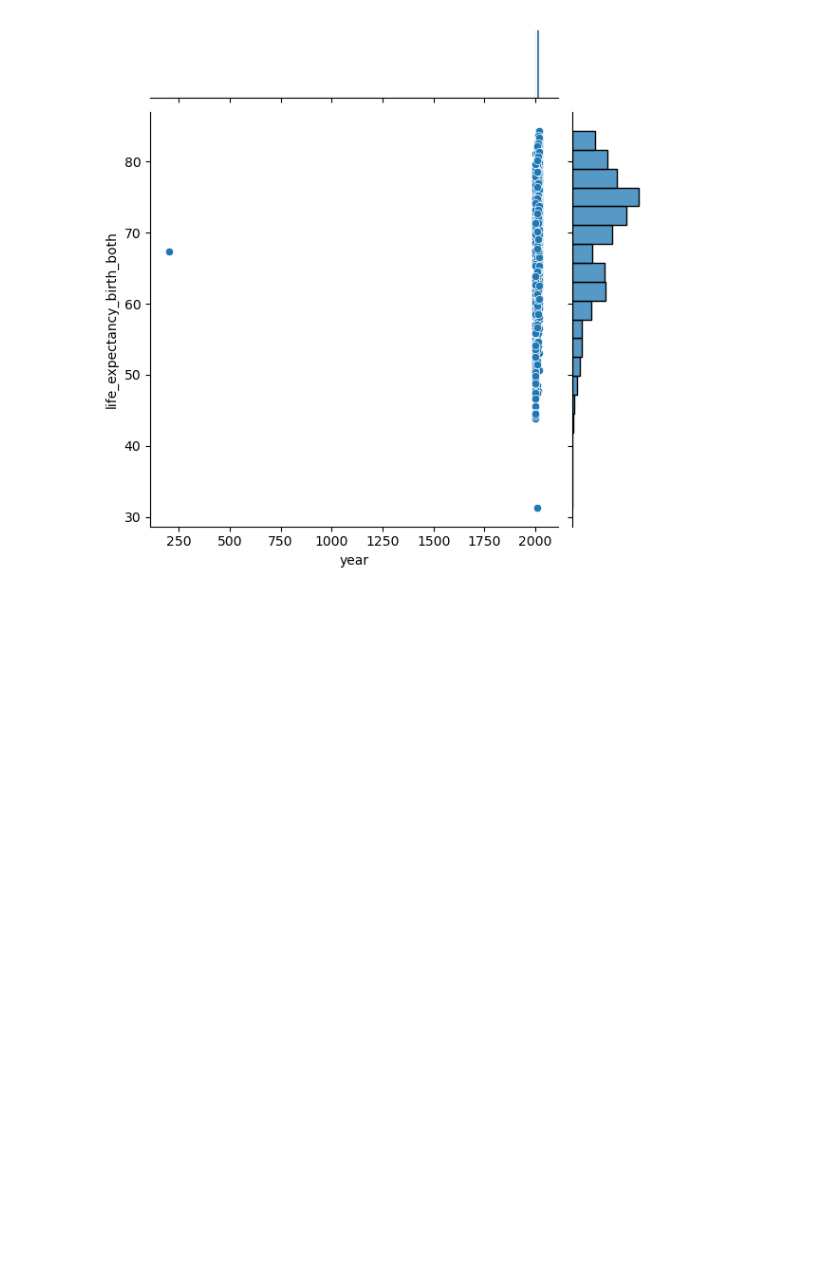
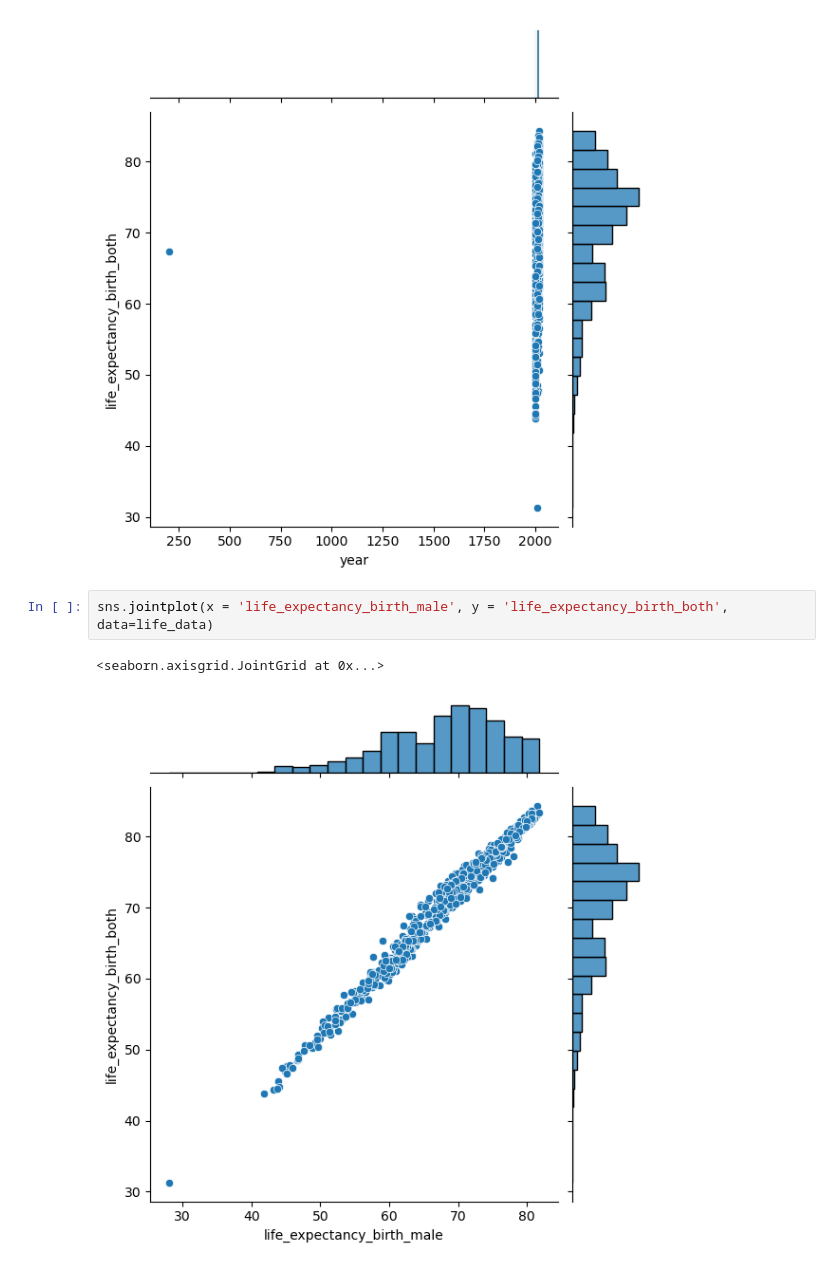
Before and after one commit to thatzerroguy/Life-Expectancy-Analysis, a Jupyter notebook: life_expectancy_analysis.ipynb, the cells around one changed output. Saved outputs shown, nothing was run; the diff lists cells and outputs as text; blank space fills up the shorter version.

```diff
--- a/life_expectancy_analysis.ipynb
+++ b/life_expectancy_analysis.ipynb
@@ -145,3 +172,8 @@ sns.jointplot(x = 'year', y = 'life_expectancy_birth_both', data=life_data)
 # %% [output]
 <seaborn.axisgrid.JointGrid at 0x...>
 [figure]
+# %%
+sns.jointplot(x = 'life_expectancy_birth_male', y = 'life_expectancy_birth_both', data=life_data)
+# %% [output]
+<seaborn.axisgrid.JointGrid at 0x...>
+[figure, added]
```
Also changed, not shown: parts of 22 cells of this notebook.
